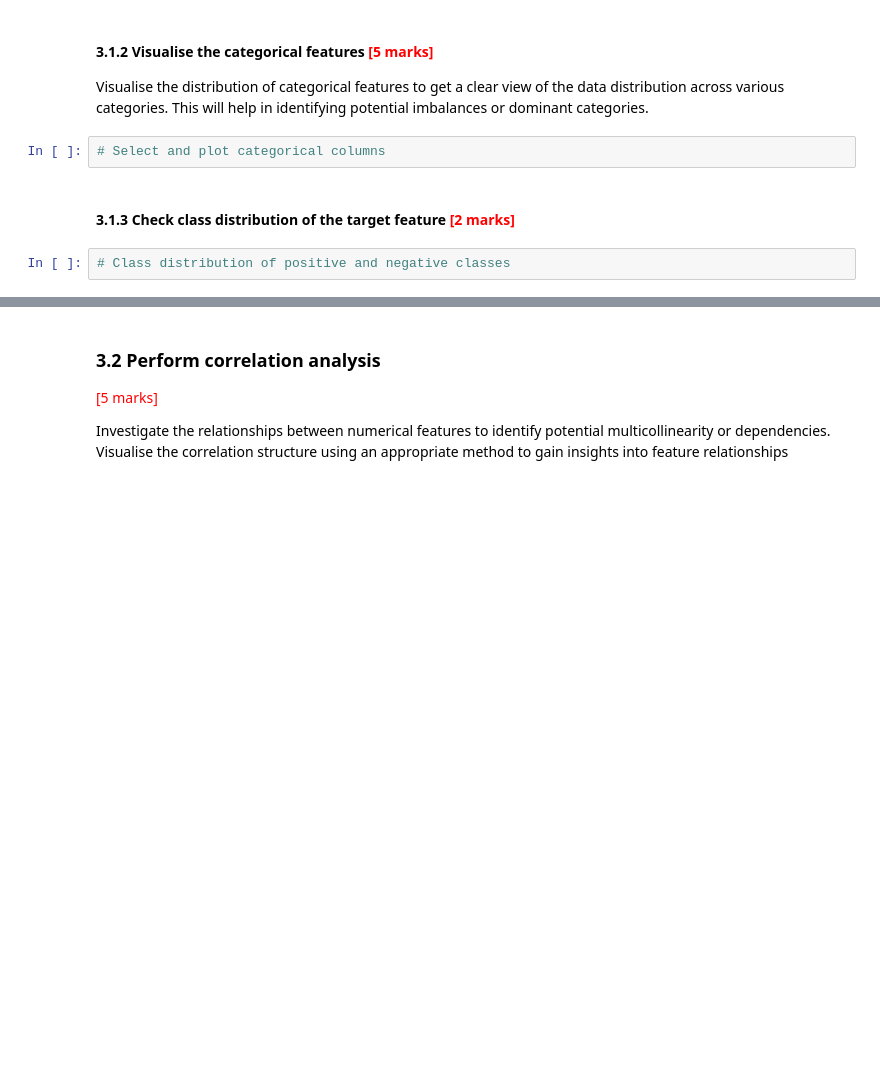
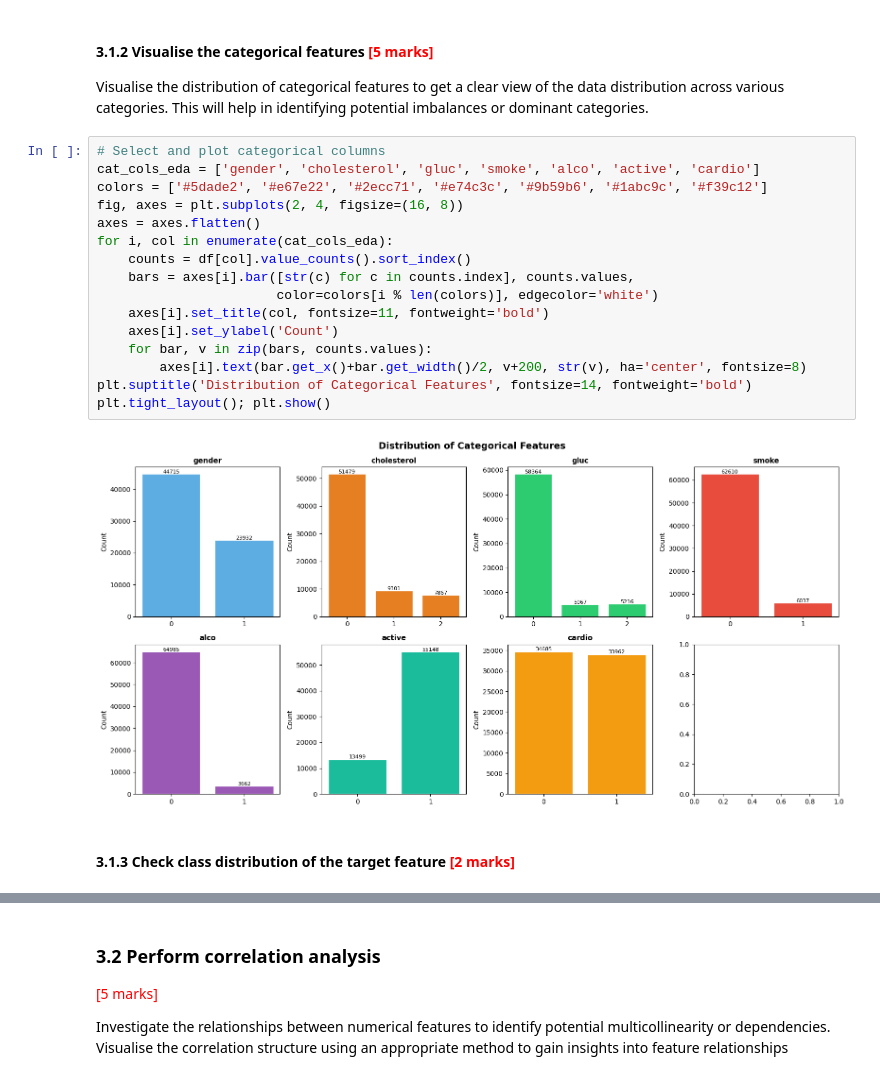
Before and after one commit to mayuresh-tungare/c6-assignment, a Jupyter notebook: CardioRisk_Prediction_Mayuresh_Tungare.ipynb, the cells around one changed output, grey strips where cells are left out. Cells and saved outputs as stored; diff of their text form; blank space fills up the shorter version.

```diff
--- a/CardioRisk_Prediction_Mayuresh_Tungare.ipynb
+++ b/CardioRisk_Prediction_Mayuresh_Tungare.ipynb
@@ -359,9 +378,23 @@ Visualise the distribution of numerical features using appropriate plots to unde
 #### **3.1.2** Visualise the categorical features <font color = red>[5 marks]</font>
 
 Visualise the distribution of categorical features to get a clear view of the data distribution across various categories. This will help in identifying potential imbalances or dominant categories.
-# %%
-# Select and plot categorical columns
+# %%
+# Select and plot categorical columns
+cat_cols_eda = ['gender', 'cholesterol', 'gluc', 'smoke', 'alco', 'active', 'cardio']
+colors = ['#5dade2', '#e67e22', '#2ecc71', '#e74c3c', '#9b59b6', '#1abc9c', '#f39c12']
+fig, axes = plt.subplots(2, 4, figsize=(16, 8))
+axes = axes.flatten()
+for i, col in enumerate(cat_cols_eda):
+    counts = df[col].value_counts().sort_index()
+    bars = axes[i].bar([str(c) for c in counts.index], counts.values,
+                       color=colors[i % len(colors)], edgecolor='white')
+    axes[i].set_title(col, fontsize=11, fontweight='bold')
+    axes[i].set_ylabel('Count')
+    for bar, v in zip(bars, counts.values):
+        axes[i].text(bar.get_x()+bar.get_width()/2, v+200, str(v), ha='center', fontsize=8)
+plt.suptitle('Distribution of Categorical Features', fontsize=14, fontweight='bold')
+plt.tight_layout(); plt.show()
+# %% [output]
+[figure, added]
 # %% [markdown]
 #### **3.1.3** Check class distribution of the target feature <font color = red>[2 marks]</font>
-# %%
-# Class distribution of positive and negative classes
```
Also changed, not shown: parts of 27 cells of this notebook.
